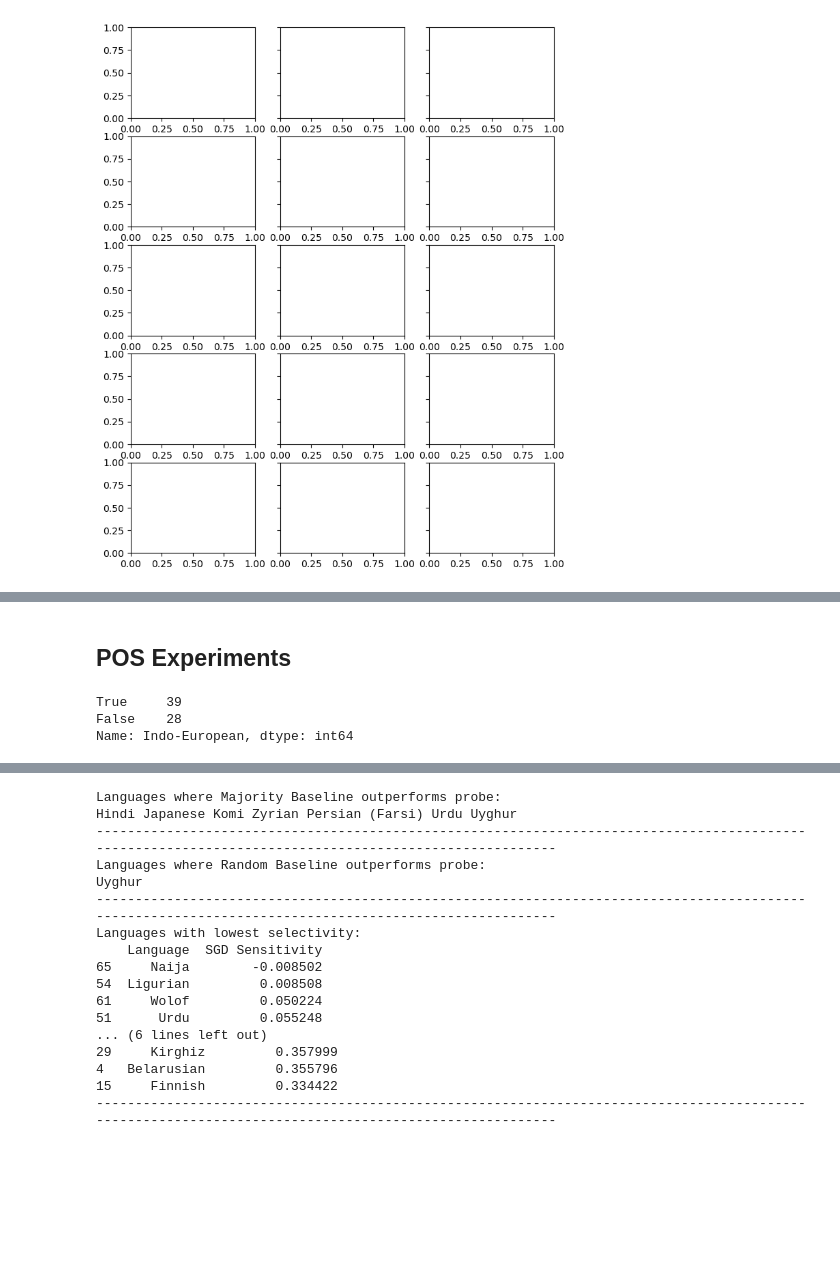
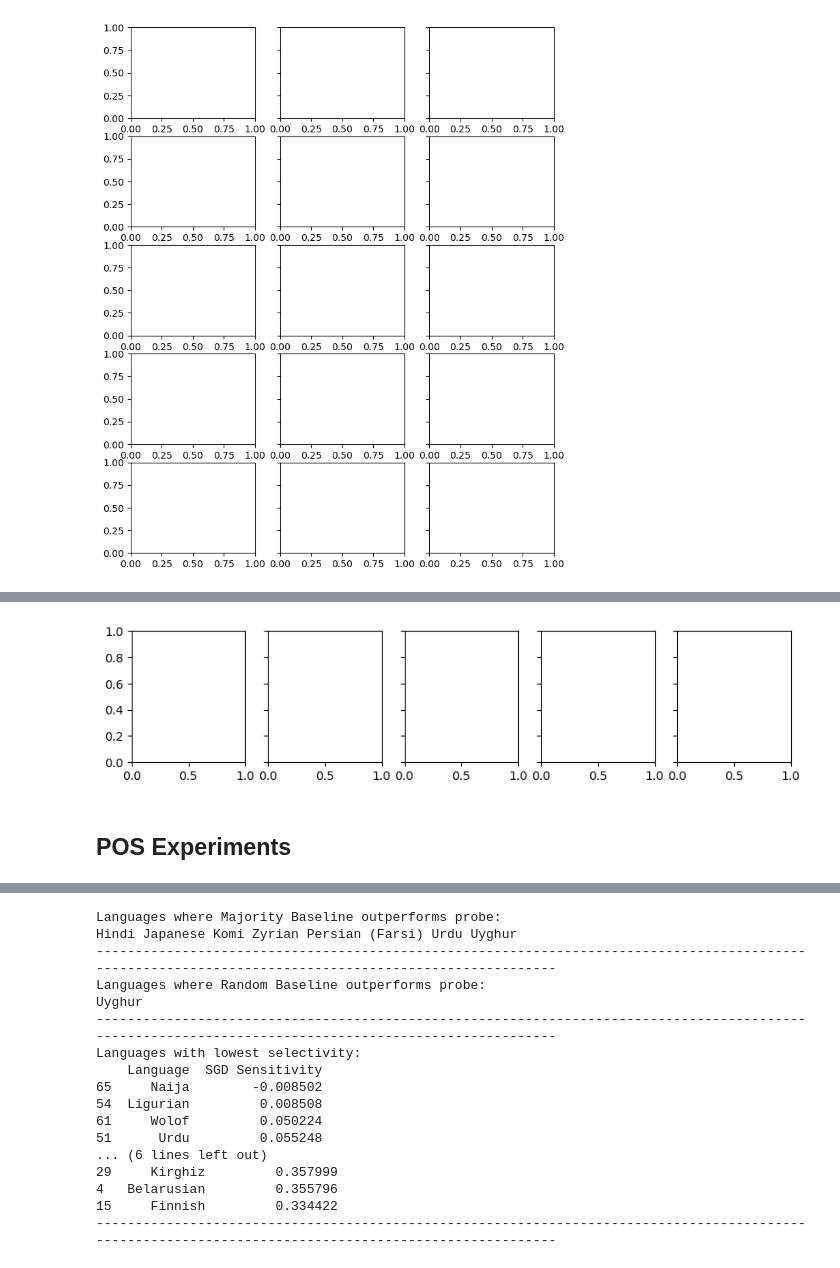
Before and after one commit to katjakon/Probing4LowRes, a Jupyter notebook: analysis.ipynb, the cells around one changed output, grey strips where cells are left out. Drawn from its saved outputs; the diff is of its cells as text; code cells hidden in the pictures; blank space fills up the shorter version.

Commit message:
Update analysis and plots

```diff
--- a/analysis.ipynb
+++ b/analysis.ipynb
@@ -80,12 +74,10 @@ pos_data
+# %%
+fig_bar, axes_bar = plt.subplots(1, 5, figsize=(10, 2), sharey=True)
+# %% [output]
+[figure, added]
 # %% [markdown]
 ## POS Experiments
 # %%
 pos_data = pd.read_csv("results/upos.tsv", sep="\t", index_col=0)
 apply_groups(pos_data, langs=bert_langs)
 add_boxplots(axes, ax_idx=0, data=pos_data)
-# %%
-pos_data["Indo-European"].value_counts()
-# %% [output]
-True     39
-False    28
-Name: Indo-European, dtype: int64
```
Also changed, not shown: parts of 28 cells of this notebook, 1 other file.
